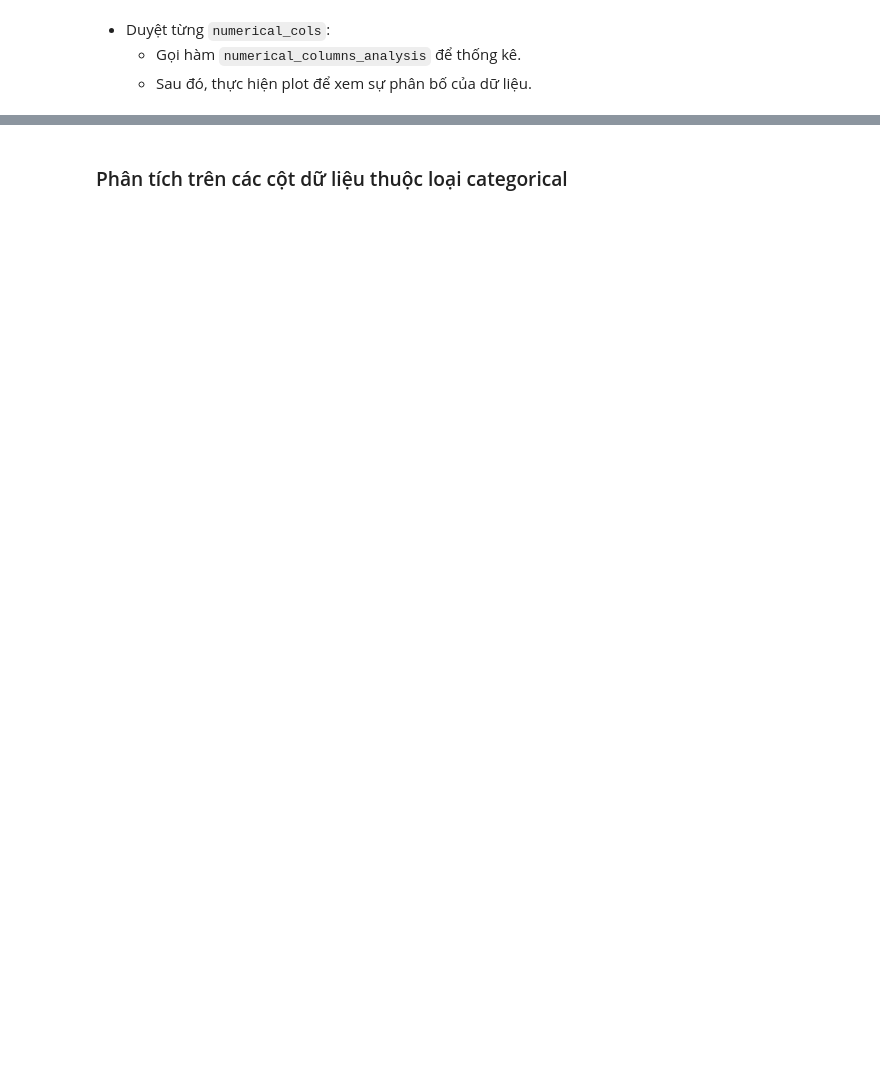
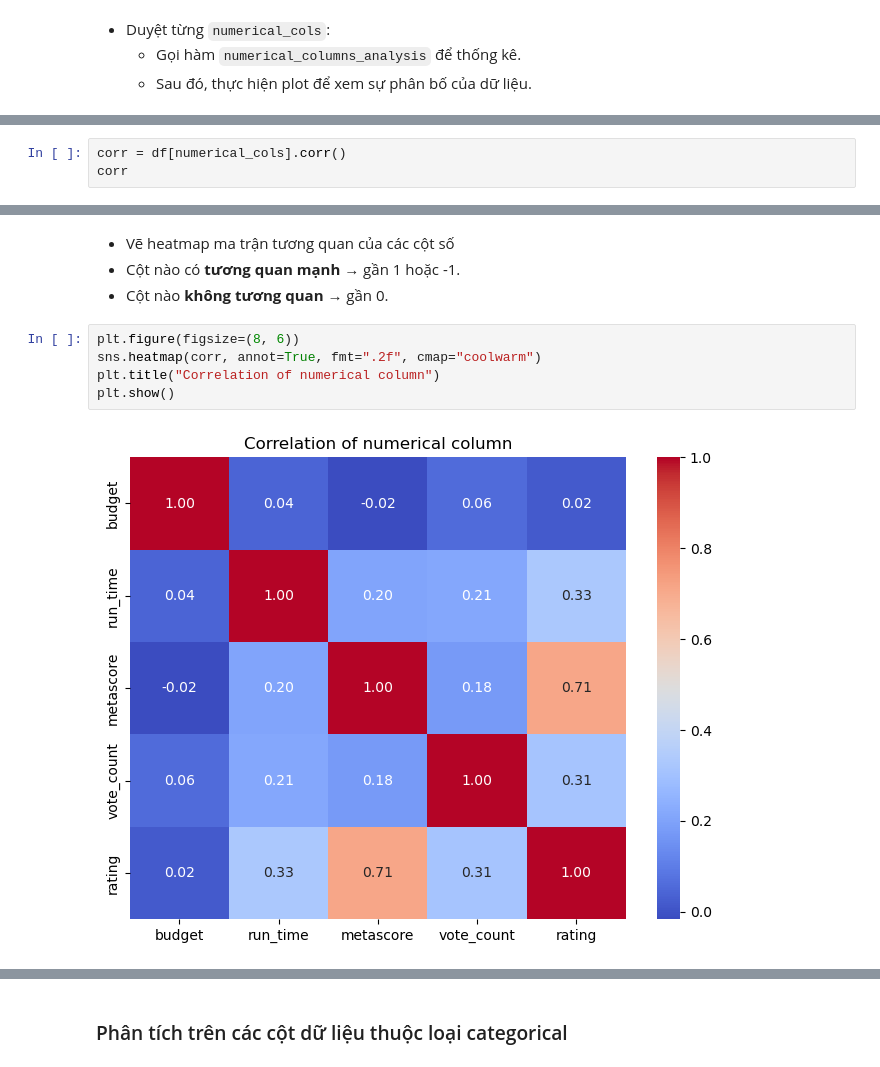
Before and after one commit to Kyoyooo/Movie-Rating-Prediction-Model, a Jupyter notebook: notebooks/data_exploration.ipynb, the cells around one changed output, grey strips where cells are left out. Saved outputs shown, nothing was run; the diff lists cells and outputs as text; blank space fills up the shorter version.

```diff
--- a/notebooks/data_exploration.ipynb
+++ b/notebooks/data_exploration.ipynb
@@ -534,0 +501,3 @@ Placeholder values: Series([], Name: rating, dtype: float64)
+# %%
+corr = df[numerical_cols].corr()
+corr
@@ -534,0 +511,11 @@ Placeholder values: Series([], Name: rating, dtype: float64)
+# %% [markdown]
+- Vẽ heatmap ma trận tương quan của các cột số
+- Cột nào có **tương quan mạnh** → gần 1 hoặc -1.
+- Cột nào **không tương quan** → gần 0.
+# %%
+plt.figure(figsize=(8, 6))
+sns.heatmap(corr, annot=True, fmt=".2f", cmap="coolwarm")
+plt.title("Correlation of numerical column")
+plt.show()
+# %% [output]
+[figure, added]
```
Also changed, not shown: parts of 24 cells of this notebook.
